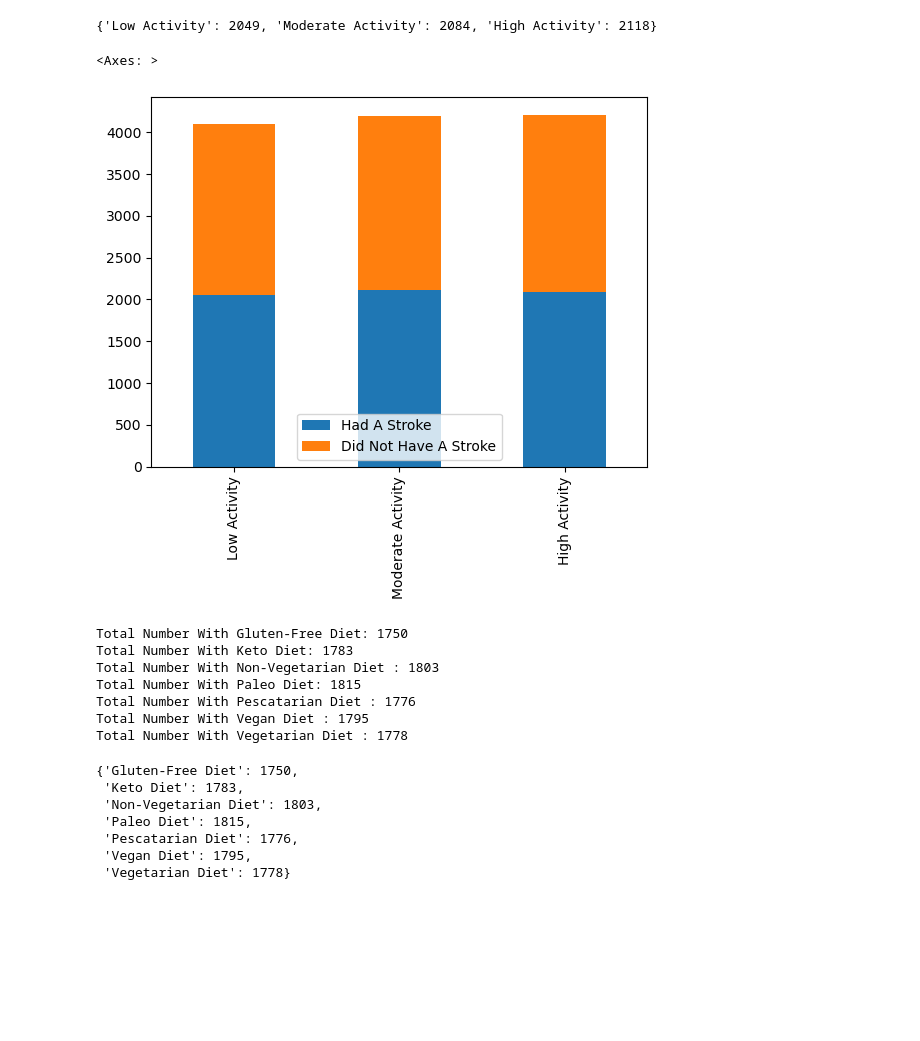
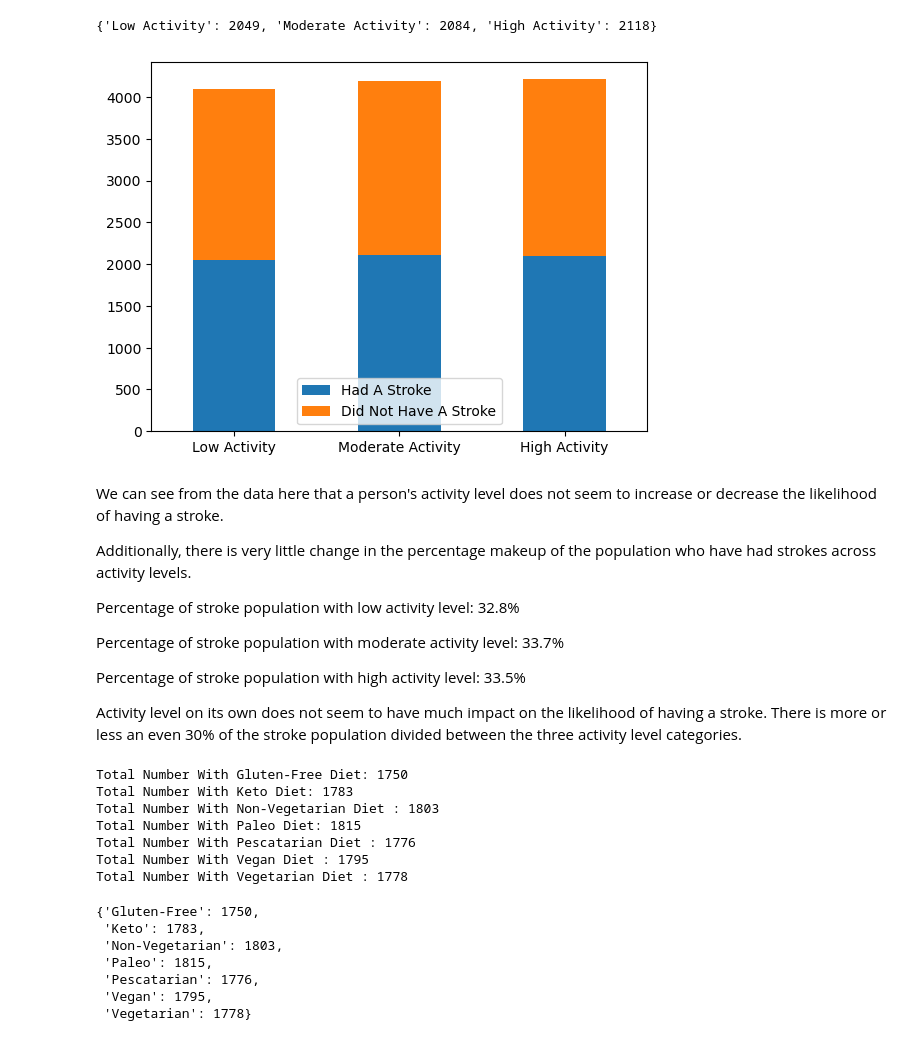
Before and after one commit to eeneedles/group-two-project-one, a Jupyter notebook: test_code_em.ipynb, the cells around one changed output. Saved outputs shown, nothing was run; the diff lists cells and outputs as text; code cells hidden in the pictures; blank space fills up the shorter version.

```diff
--- a/test_code_em.ipynb
+++ b/test_code_em.ipynb
@@ -528,16 +488,19 @@ Total Number With High Activity Level : 2118
 # %%
 # Gather keys for bar graph showing strokes per activity level
 activity_index = list(all_activities.keys())
 
 # Gather values for bar graph showing strokes per activity level
 activity_data = {
     'Had A Stroke': list(stroke_activity.values()),
     'Did Not Have A Stroke': list(no_stroke_activity.values())
 }
 
 # Plot stacked bar graph
 activity_df = pd.DataFrame(activity_data, index = activity_index)
 activity_df.plot.bar(stacked=True)
+plt.xticks(rotation=360)
+
+# Save the figure
+plt.savefig("Resources\Activity.png")
 # %% [output]
-<Axes: >
-[figure, old version]
+[figure, new version]
@@ -548,3 +507,15 @@ activity_df.plot.bar(stacked=True)
+# %% [markdown]
+We can see from the data here that a person's activity level does not seem to increase or decrease the likelihood of having a stroke.
+
+Additionally, there is very little change in the percentage makeup of the population who have had strokes across activity levels.
+
+Percentage of stroke population with low activity level: 32.8%
+
+Percentage of stroke population with moderate activity level: 33.7%
+
+Percentage of stroke population with high activity level: 33.5%
+
+Activity level on its own does not seem to have much impact on the likelihood of having a stroke.  There is more or less an even 30% of the stroke population divided between the three activity level categories.
 # %%
 # Define function for gathering diet & stroke data
 
@@ -588,13 +559,13 @@ def print_diet(df):
 
 
     return {
-       'Gluten-Free Diet': gluten_free_diet.count(),
-       'Keto Diet': keto_diet.count(),
-       'Non-Vegetarian Diet': non_vegetarian_diet.count(),
-       'Paleo Diet': paleo_diet.count(),
-       'Pescatarian Diet': pescatarian_diet.count(),
-       'Vegan Diet': vegan_diet.count(),
-       'Vegetarian Diet': vegetarian_diet.count(),
+       'Gluten-Free': gluten_free_diet.count(),
+       'Keto': keto_diet.count(),
+       'Non-Vegetarian': non_vegetarian_diet.count(),
+       'Paleo': paleo_diet.count(),
+       'Pescatarian': pescatarian_diet.count(),
+       'Vegan': vegan_diet.count(),
+       'Vegetarian': vegetarian_diet.count(),
     }
 
 # Set variable for data from all age groups
@@ -608,13 +579,13 @@ Total Number With Paleo Diet: 1815
 Total Number With Pescatarian Diet : 1776
 Total Number With Vegan Diet : 1795
 Total Number With Vegetarian Diet : 1778
-{'Gluten-Free Diet': 1750,
- 'Keto Diet': 1783,
- 'Non-Vegetarian Diet': 1803,
- 'Paleo Diet': 1815,
- 'Pescatarian Diet': 1776,
- 'Vegan Diet': 1795,
- 'Vegetarian Diet': 1778}
+{'Gluten-Free': 1750,
+ 'Keto': 1783,
+ 'Non-Vegetarian': 1803,
+ 'Paleo': 1815,
+ 'Pescatarian': 1776,
+ 'Vegan': 1795,
+ 'Vegetarian': 1778}
 # %%
 # Find number of people in each diet category who have had a stroke (combined_prediction)
 stroke_df = combined_prediction_df.loc[combined_prediction_df['Diagnosis_y']=='Stroke']
```
Also changed, not shown: parts of 28 cells of this notebook, 5 other files.
